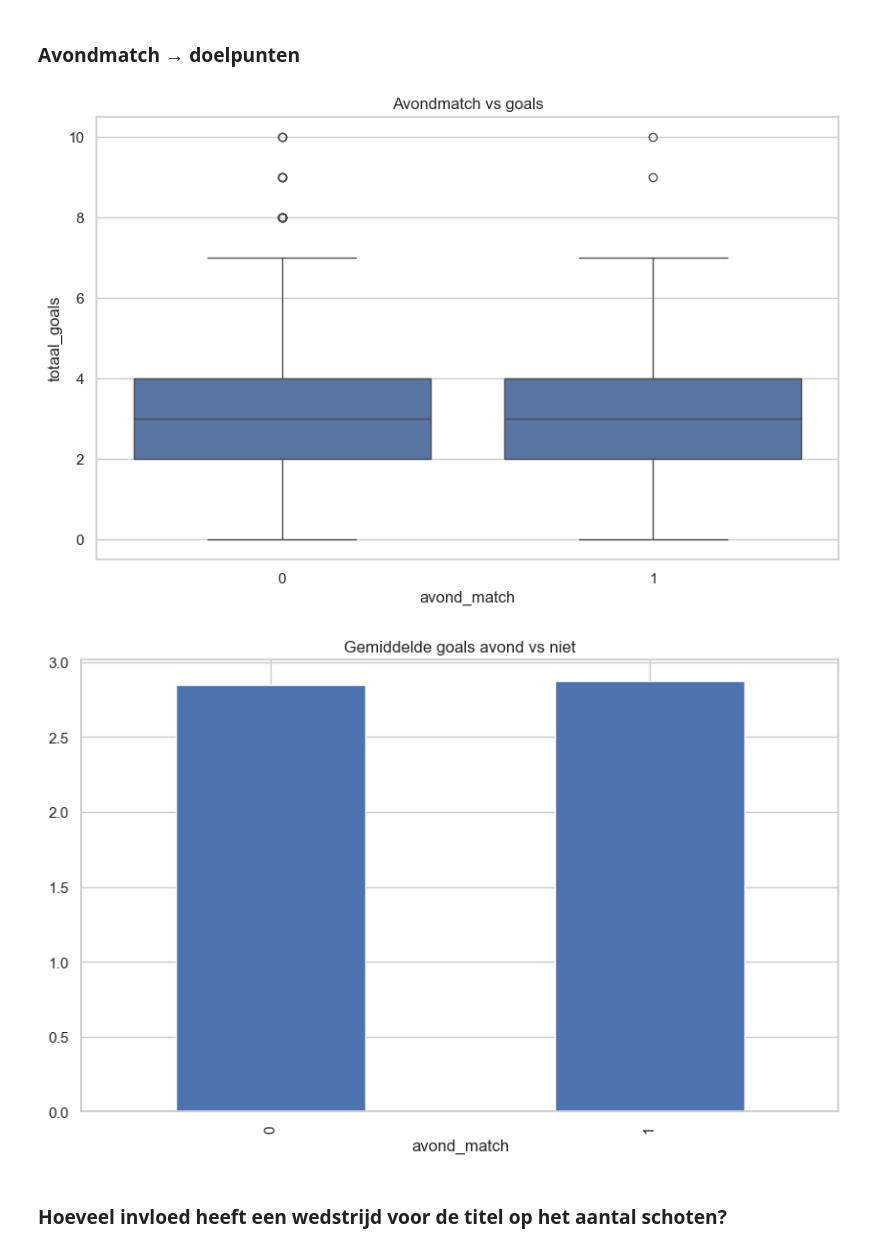
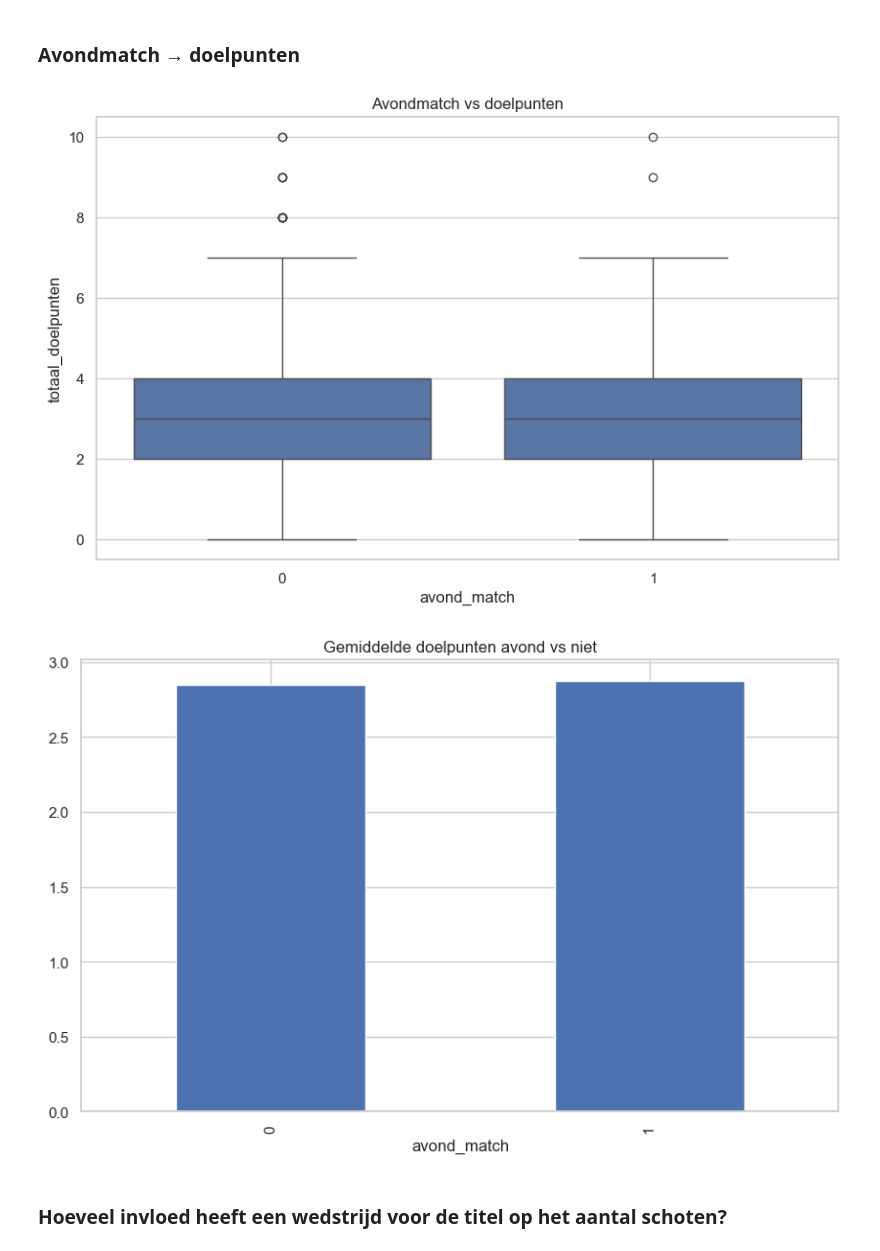
Before and after one commit to Torbendes/Bachelorproef, a Jupyter notebook: code/analyse/jpl_analyse.ipynb, the cells around one changed output. Saved outputs shown, nothing was run; the diff lists cells and outputs as text; code cells hidden in the pictures.

```diff
--- a/code/analyse/jpl_analyse.ipynb
+++ b/code/analyse/jpl_analyse.ipynb
@@ -1202,7 +1203,7 @@ P-waarde: 1.7032e-01
 # %% [markdown]
 ### In welke mate beïnvloedt stadioncapaciteit het aantal overtredingen van het uitteam?
 # %%
-# 1️⃣ Scatterplot: overtredingen uitteam vs stadioncapaciteit
+# Scatterplot: overtredingen uitteam vs stadioncapaciteit
 plt.figure(figsize=(8,6))
 sns.scatterplot(x='thuis_stadion_capaciteit', y='overtredingen_uit', data=df)
 plt.title("Aantal overtredingen uitteam vs stadioncapaciteit")
@@ -1210,15 +1211,12 @@ plt.xlabel("Stadioncapaciteit (thuisteam)")
 plt.ylabel("Aantal overtredingen uitteam")
 plt.show()
 
-# 2️⃣ Gemiddelde overtredingen per categorie stadioncapaciteit
-# Maak bins: klein / middel / groot
-df['capaciteit_cat'] = pd.qcut(df['thuis_stadion_capaciteit'], q=3, labels=['Klein','Middel','Groot'])
-
+# Gemiddeld aantal overtredingen per categorie stadioncapaciteit
 gemiddelde_per_cat = df.groupby('capaciteit_cat')['overtredingen_uit'].mean()
 print("Gemiddeld aantal overtredingen uitteam per stadioncapaciteit-categorie:")
 print(gemiddelde_per_cat)
 
-# 3️⃣ Boxplot per categorie
+# Boxplot per categorie
 plt.figure(figsize=(8,6))
 sns.boxplot(x='capaciteit_cat', y='overtredingen_uit', data=df, palette='Set3')
 plt.title("Aantal overtredingen uitteam per stadioncapaciteit-categorie")
@@ -1226,15 +1224,16 @@ plt.xlabel("Stadioncapaciteit")
 plt.ylabel("Aantal overtredingen uitteam")
 plt.show()
 
-# 4️⃣ Correlatie (Pearson)
+# Pearson correlatie
 corr, p_value = pearsonr(df['thuis_stadion_capaciteit'], df['overtredingen_uit'])
 print(f"Pearson correlatie: {corr:.3f}")
 print(f"P-waarde: {p_value:.4e}")
 
+# Conclusie op basis van p-waarde
 if p_value < 0.05:
-    print("👉 Er is een statistisch significant verband tussen stadioncapaciteit en overtredingen van het uitteam.")
+    print("✅ Er is een statistisch significant verband tussen stadioncapaciteit en overtredingen van het uitteam.")
 else:
-    print("👉 Geen significant verband gevonden tussen stadioncapaciteit en overtredingen van het uitteam.")
+    print("❌ Geen significant verband gevonden tussen stadioncapaciteit en overtredingen van het uitteam.")
 # %% [output]
 [figure]
 Gemiddeld aantal overtredingen uitteam per stadioncapaciteit-categorie:
@@ -1289,22 +1286,18 @@ T-test p-waarde: 1.7900e-01
 # %% [markdown]
 ### In welke mate verwacht u dat regen het aantal kaarten in een wedstrijd beïnvloedt?
 # %%
-# 1️⃣ Totaal aantal kaarten per wedstrijd
-df['totaal_kaarten'] = df['gele_kaarten_thuis'] + df['gele_kaarten_uit'] + \
-                       df['rode_kaarten_thuis'] + df['rode_kaarten_uit']
-
-# 2️⃣ Subsets: wedstrijden met regen vs zonder regen
+# Subsets: wedstrijden met regen vs zonder regen
 kaarten_met_regen = df[df['regen'] == 1]['totaal_kaarten']
 kaarten_zonder_regen = df[df['regen'] == 0]['totaal_kaarten']
 
-# 3️⃣ Gemiddelden
+# Gemiddelden
 gem_met_regen = kaarten_met_regen.mean()
 gem_zonder_regen = kaarten_zonder_regen.mean()
 
 print(f"Gemiddeld aantal kaarten bij regen: {gem_met_regen:.2f}")
 print(f"Gemiddeld aantal kaarten zonder regen: {gem_zonder_regen:.2f}")
 
-# 4️⃣ Visualisatie
+# Visualisatie
 plt.figure(figsize=(8,6))
 sns.boxplot(x=df['regen'].map({0:"Geen regen", 1:"Regen"}), y=df['totaal_kaarten'], palette="Set3")
 plt.title("Invloed van regen op totaal aantal kaarten")
@@ -1312,14 +1305,15 @@ plt.xlabel("Weersituatie")
 plt.ylabel("Totaal aantal kaarten")
 plt.show()
 
-# 5️⃣ Statistische toets (t-test)
+# Statistische toets (t-test)
 t_stat, p_value = ttest_ind(kaarten_met_regen.dropna(), kaarten_zonder_regen.dropna(), equal_var=False)
 print(f"T-test p-waarde: {p_value:.4e}")
 
+# Conclusie op basis van p-waarde
 if p_value < 0.05:
-    print("👉 Regen heeft een statistisch significante invloed op het aantal kaarten.")
+    print("✅ Regen heeft een statistisch significante invloed op het aantal kaarten.")
 else:
-    print("👉 Geen significant effect van regen op het aantal kaarten.")
+    print("❌ Geen significant effect van regen op het aantal kaarten.")
 # %% [output]
 Gemiddeld aantal kaarten bij regen: 4.23
 Gemiddeld aantal kaarten zonder regen: 4.10
@@ -1880,16 +1879,16 @@ Percentage dat een 4e verlies volgde: 75.97%
 # %% [markdown]
 ### Avondmatch → doelpunten
 # %%
-sns.boxplot(x=df['avond_match'], y=df['totaal_goals'])
-plt.title("Avondmatch vs goals")
+sns.boxplot(x=df['avond_match'], y=df['totaal_doelpunten'])
+plt.title("Avondmatch vs doelpunten")
 plt.show()
 
-df.groupby('avond_match')['totaal_goals'].mean().plot(kind='bar')
-plt.title("Gemiddelde goals avond vs niet")
+df.groupby('avond_match')['totaal_doelpunten'].mean().plot(kind='bar')
+plt.title("Gemiddelde doelpunten avond vs niet")
 plt.show()
 # %% [output]
-[figure, old version]
+[figure, new version]
-[figure, old version]
+[figure, new version]
 # %% [markdown]
 ### Hoeveel invloed heeft een wedstrijd voor de titel op het aantal schoten?
 # %%
```
Also changed, not shown: parts of 23 cells of this notebook.
